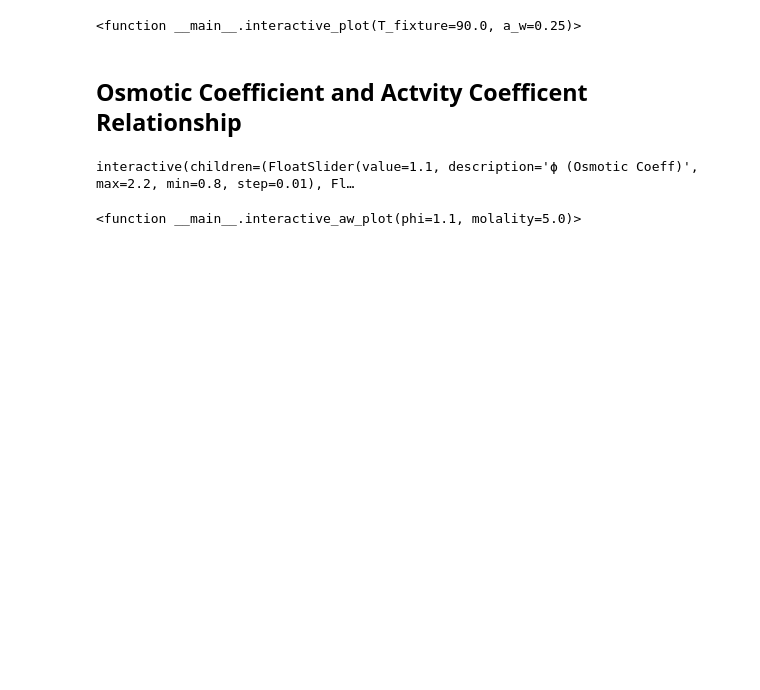
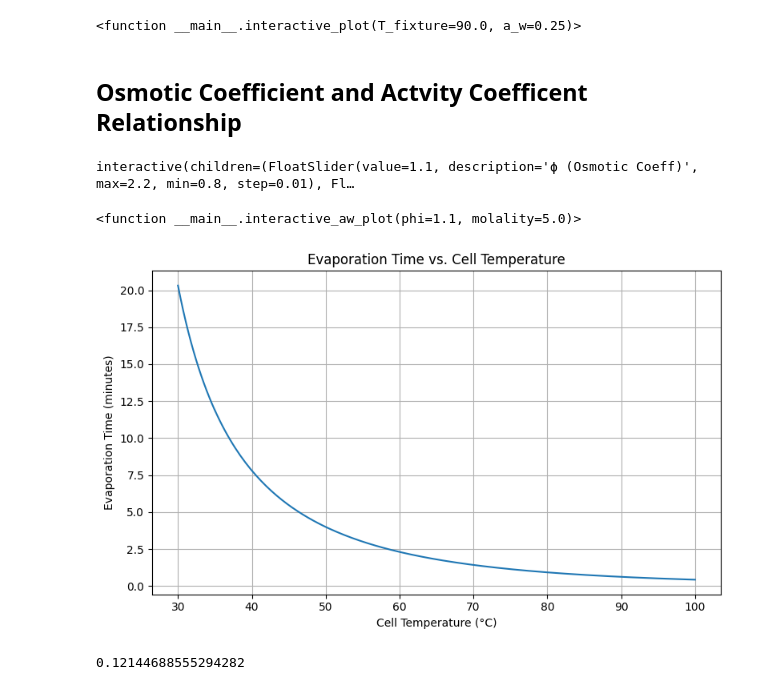
Before and after one commit to yet-ming-chiang-group/dylanpan, a Jupyter notebook: dq/calc.ipynb, the cells around one changed output. Cells and saved outputs as stored; diff of their text form; code cells hidden in the pictures; blank space fills up the shorter version.

Commit message:
dq water evap

```diff
--- a/dq/calc.ipynb
+++ b/dq/calc.ipynb
@@ -131,3 +149,60 @@ interact(
 # %% [output]
 interactive(children=(FloatSlider(value=1.1, description='ϕ (Osmotic Coeff)', max=2.2, min=0.8, step=0.01), Fl…
 <function __main__.interactive_aw_plot(phi=1.1, molality=5.0)>
+# %%
+import numpy as np
+import matplotlib.pyplot as plt
+import mplcursors  # <- for mouse tracking
+import math
+
+# Constants
+M_w = 0.018015  # kg/mol (molecular weight of water)
+R = 8.314  # J/(mol·K) (universal gas constant)
+N_a = 6.022e23  # molecules/mol (Avogadro's number)
+A_channel = 0.003175 * 0.0127  # m² (1/8" x 1/2")
+MMHG_TO_PA = 133.322  # 1 mmHg = 133.322 Pa
+density_water = 997  # kg/m³
+
+# Antoine coefficients for water (valid between 1-100°C)
+A = 8.07131
+B = 1730.63
+C = 233.426
+
+
+def vapor_pressure(T_celsius):
+    """Returns vapor pressure in Pascals"""
+    return 10 ** (A - (B / (C + T_celsius))) * MMHG_TO_PA
+
+
+def rate_evap(t_cell, t_rt=20):
+    """Returns evaporation rate in molecules per second"""
+    delta_p = vapor_pressure(t_cell) - vapor_pressure(t_rt)
+    return (delta_p * N_a * A_channel) / (math.sqrt(2 * math.pi * M_w * R * (t_cell + 273.15)))
+
+def time_evap(t_cell, t_rt=20, volume_mL=100):
+    volume_m3 = volume_mL * 1e-6
+    mass = volume_m3 * density_water  # in kg
+    moles = mass / M_w  # mol
+    molecules = moles * N_a
+    rate = rate_evap(t_cell, t_rt)  # molecules/sec
+    return (molecules / rate) / 60  # minutes
+
+
+# Plot
+plt.figure(figsize=(8, 5))
+t_cell_range = np.linspace(30, 100, 200)
+evap_times = [time_evap(t) for t in t_cell_range]
+line, = plt.plot(t_cell_range, evap_times, label='Evaporation Time')
+
+plt.xlabel('Cell Temperature (°C)')
+plt.ylabel('Evaporation Time (minutes)')
+plt.title('Evaporation Time vs. Cell Temperature')
+plt.grid(True)
+plt.tight_layout()
+plt.show()
+# %% [output]
+[figure, added]
+# %%
+vapor_pressure(50)/101325
+# %% [output]
+0.12144688555294282
```
Also changed, not shown: parts of 1 cell of this notebook, 1 other file.
